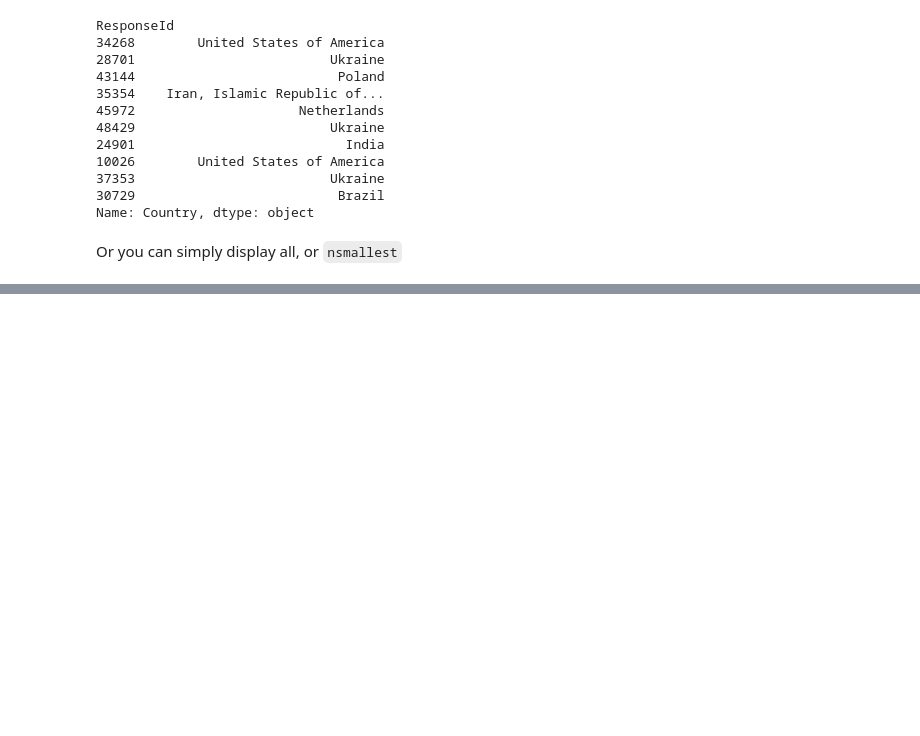
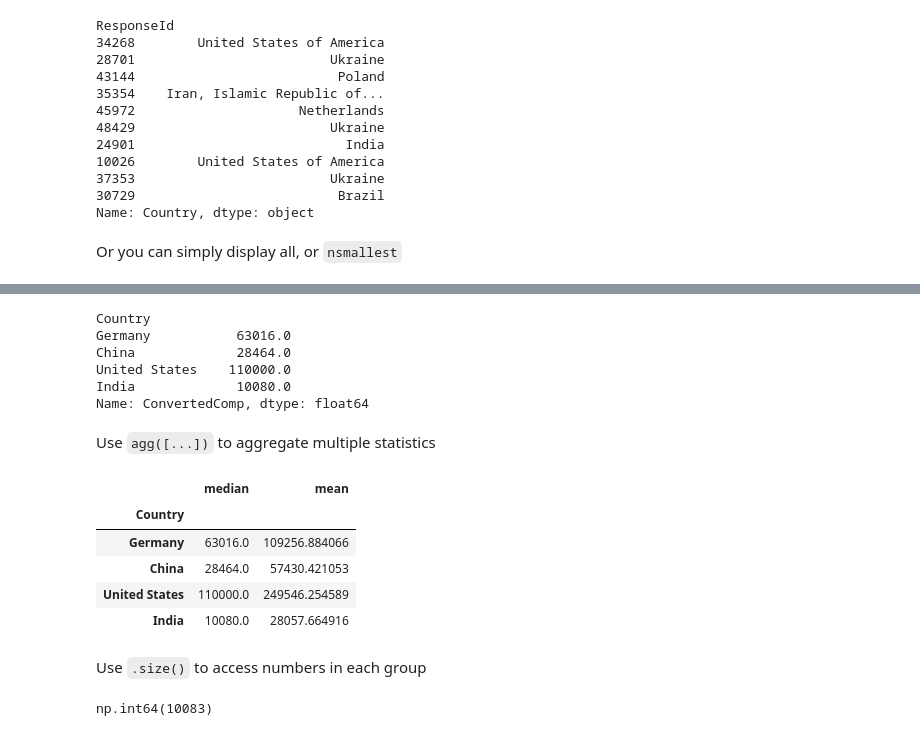
Before and after one commit to XiyueYuan/Data_Analysis, a Jupyter notebook: Book2.ipynb, the cells around one changed output, grey strips where cells are left out. Drawn from its saved outputs; the diff is of its cells as text; code cells hidden in the pictures; blank space fills up the shorter version.

```diff
--- a/Book2.ipynb
+++ b/Book2.ipynb
@@ -235,0 +290,3 @@ df.nlargest(10, 'Salary')
+# %%
+countries = df_new.groupby('Country')
+countries['SocialMedia'].value_counts().head(50)
@@ -235,0 +333,27 @@ df.nlargest(10, 'Salary')
+# %%
+countries['ConvertedComp'].median().loc[['Germany', 'China', 'United States', 'India']]
+# %% [output]
+Country
+Germany           63016.0
+China             28464.0
+United States    110000.0
+India             10080.0
+Name: ConvertedComp, dtype: float64
+# %% [markdown]
+Use `agg([...])` to aggregate multiple statistics
+# %%
+countries['ConvertedComp'].agg(['median', 'mean']).loc[['Germany', 'China', 'United States', 'India']]
+# %% [output]
+|  | median | mean |
+| Country |  |  |
+| Germany | 63016.0 | 109256.884066 |
+| China | 28464.0 | 57430.421053 |
+| United States | 110000.0 | 249546.254589 |
+| India | 10080.0 | 28057.664916 |
+# %% [markdown]
+Use `.size()` to access numbers in each group
+# %%
+filt = df_new['LanguageWorkedWith'].str.contains('Python', na = False)
+df_new[filt].groupby('Country').size().loc['United States']
+# %% [output]
+np.int64(10083)
```
Also changed, not shown: parts of 17 cells of this notebook, 4 other files.
